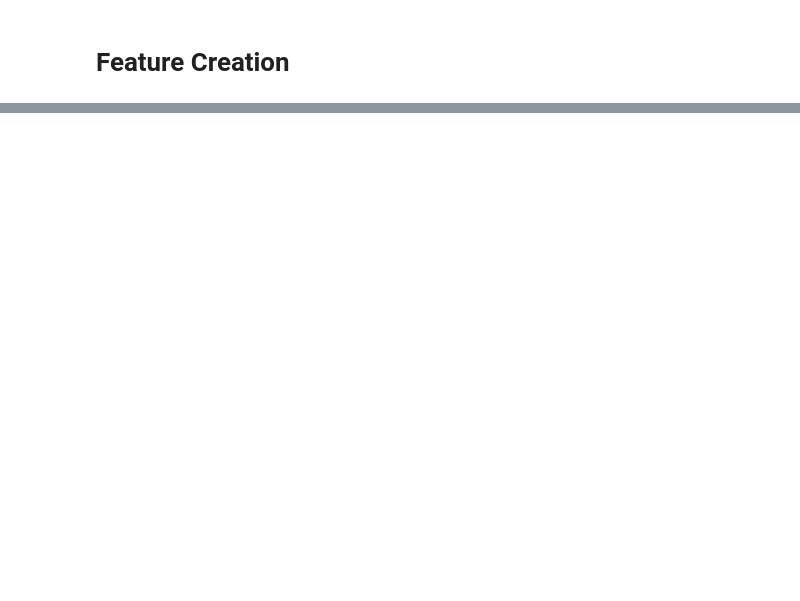
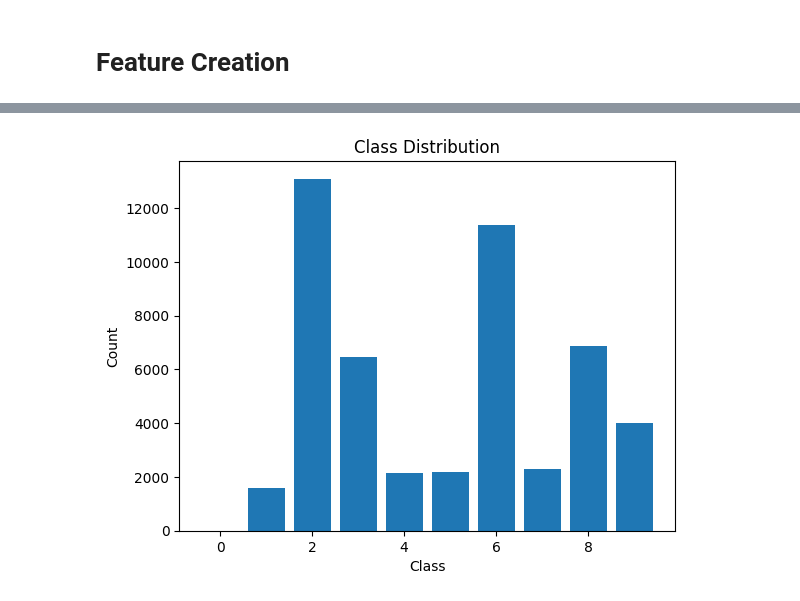
Before and after one commit to serhat-coskun/ml-toys, a Jupyter notebook: feature_engineering.ipynb, the cells around one changed output, grey strips where cells are left out. Cells and saved outputs as stored; diff of their text form; code cells hidden in the pictures; blank space fills up the shorter version.

Commit message:
Feature engineering pipe implemented, overall works but needs tweaking and ajustmenents. Observed underrepresented classes performing poorly

```diff
--- a/feature_engineering.ipynb
+++ b/feature_engineering.ipynb
@@ -73,0 +49,4 @@ for X in [X_train_imp, X_test_imp]:
+# %%
+# Use only the top 10 important features for the new feature creation
+X_train_imp = X_train[top_features].copy()
+X_test_imp = X_test[top_features].copy()
@@ -73,0 +166,25 @@ for X in [X_train_imp, X_test_imp]:
+# %%
+train = X_train_combined
+test = X_test_combined
+# %%
+from sklearn.neural_network import MLPClassifier
+from sklearn.ensemble import StackingClassifier
+from sklearn.svm import SVC
+from sklearn.tree import DecisionTreeClassifier
+from lightgbm import LGBMClassifier
+from sklearn.model_selection import cross_val_score, train_test_split
+
+# Define the base models
+level0 = list()
+level0.append(('nn', MLPClassifier(max_iter=1000, verbose = True)))
+level0.append(('lgbm', LGBMClassifier( verbose = 1)))
+level0.append(('svm', SVC(probability=True, verbose = True)))
+
+# Define meta learner model
+level1 = DecisionTreeClassifier()
+
+# Define the stacking ensemble
+model = StackingClassifier(estimators=level0, final_estimator=level1, cv=2, n_jobs = -1)
+
+# Implementing early stopping manually
+model.fit(train, y_train)
@@ -73,0 +262,17 @@ for X in [X_train_imp, X_test_imp]:
+# %%
+import numpy as np
+import matplotlib.pyplot as plt
+
+# Assuming y_train is a NumPy array containing label-encoded classes
+
+# Calculate class distribution
+class_counts = np.bincount(y_train)
+
+# Plot class distribution
+plt.bar(range(len(class_counts)), class_counts)
+plt.xlabel('Class')
+plt.ylabel('Count')
+plt.title('Class Distribution')
+plt.show()
+# %% [output]
+[figure, added]
```
Also changed, not shown: parts of 18 cells of this notebook.
